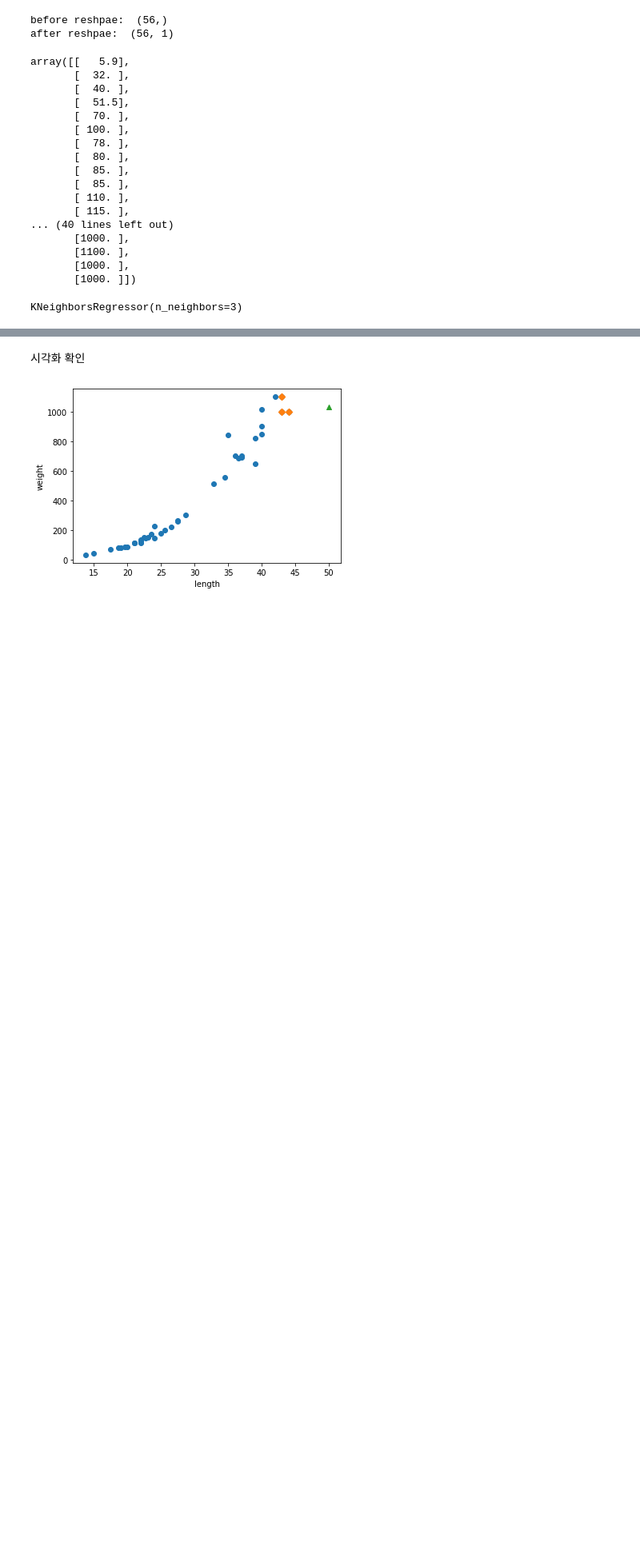
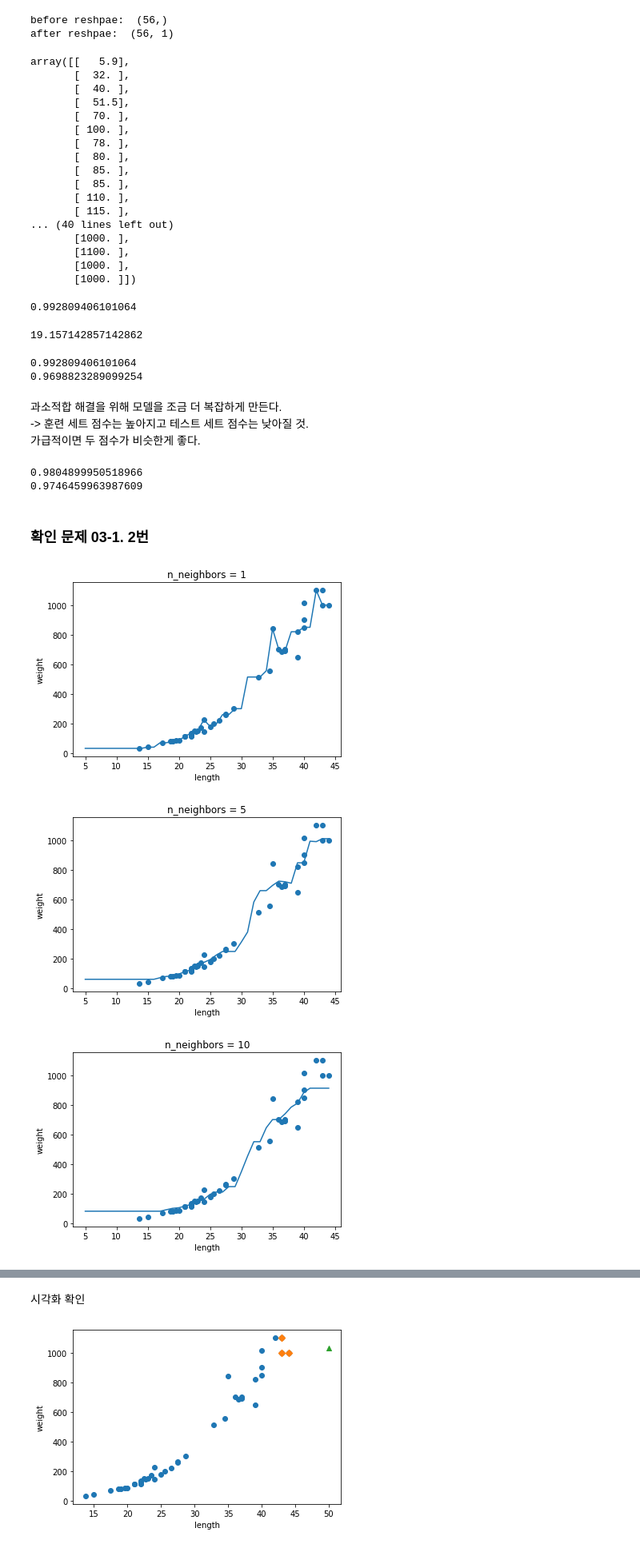
Before and after one commit to samsee/hgmldl2023, a Jupyter notebook: hgmldl2023_03.ipynb, the cells around one changed output, grey strips where cells are left out. Shown at 80% size. Cells and saved outputs as stored; diff of their text form; code cells hidden in the pictures; blank space fills up the shorter version.

```diff
--- a/hgmldl2023_03.ipynb
+++ b/hgmldl2023_03.ipynb
@@ -67,11 +79,68 @@ array([[   5.9],
 # %%
 from sklearn.neighbors import KNeighborsRegressor
 
-knr = KNeighborsRegressor(n_neighbors=3)
-# k-최근접 이웃 회귀 모델을 훈련합니다
+knr = KNeighborsRegressor()
+
+# 훈련
 knr.fit(train_input, train_target)
+
+print(knr.score(test_input, test_target))
+# score가 출력하는 값은 회귀를 평가하는데 사용하는 값인 결정계수(R^2)
 # %% [output]
-KNeighborsRegressor(n_neighbors=3)
+0.992809406101064
+# %%
+from sklearn.metrics import mean_absolute_error
+
+# 테스트 세트로 예측하기
+test_prediction = knr.predict(test_input)
+
+mae = mean_absolute_error(test_target, test_prediction)
+print(mae)
+# mae로 평균 절대값 오차 계산. 19g 정도 타겟 값과 차이가 있음.
+# %% [output]
+19.157142857142862
+# %%
+print(knr.score(test_input, test_target))
+print(knr.score(train_input, train_target))
+# 테스트 세트 점수 > 훈련 세트 점수 -> 과소적합
+# %% [output]
+0.992809406101064
+0.9698823289099254
+# %% [markdown]
+과소적합 해결을 위해 모델을 조금 더 복잡하게 만든다.<br>
+-> 훈련 세트 점수는 높아지고 테스트 세트 점수는 낮아질 것.<br>
+가급적이면 두 점수가 비슷한게 좋다.
+# %%
+knr.n_neighbors = 3
+
+# kNN 모델이라 그런지 훈련을 다시 안해도 된다.
+# knr.fit(train_input, train_target)
+print(knr.score(train_input, train_target))
+print(knr.score(test_input, test_target))
+# %% [output]
+0.9804899950518966
+0.9746459963987609
+# %% [markdown]
+### 확인 문제 03-1. 2번
+# %%
+knr = KNeighborsRegressor()
+x = np.arange(5, 45).reshape(-1, 1)
+
+for n in [1, 5, 10]:
+  knr.n_neighbors = n
+  knr.fit(train_input, train_target)
+  prediction = knr.predict(x)
+
+  plt.scatter(train_input, train_target)
+  plt.plot(x, prediction)
+  plt.title(f'n_neighbors = {n}')
+  plt.xlabel('length')
+  plt.ylabel('weight')
+  plt.show()
+# %% [output]
+[figure, added]
+[figure, added]
+[figure, added]
 # %%
 print(knr.predict([[50]]))
 # %% [output]
```
Also changed, not shown: parts of 36 cells of this notebook.
